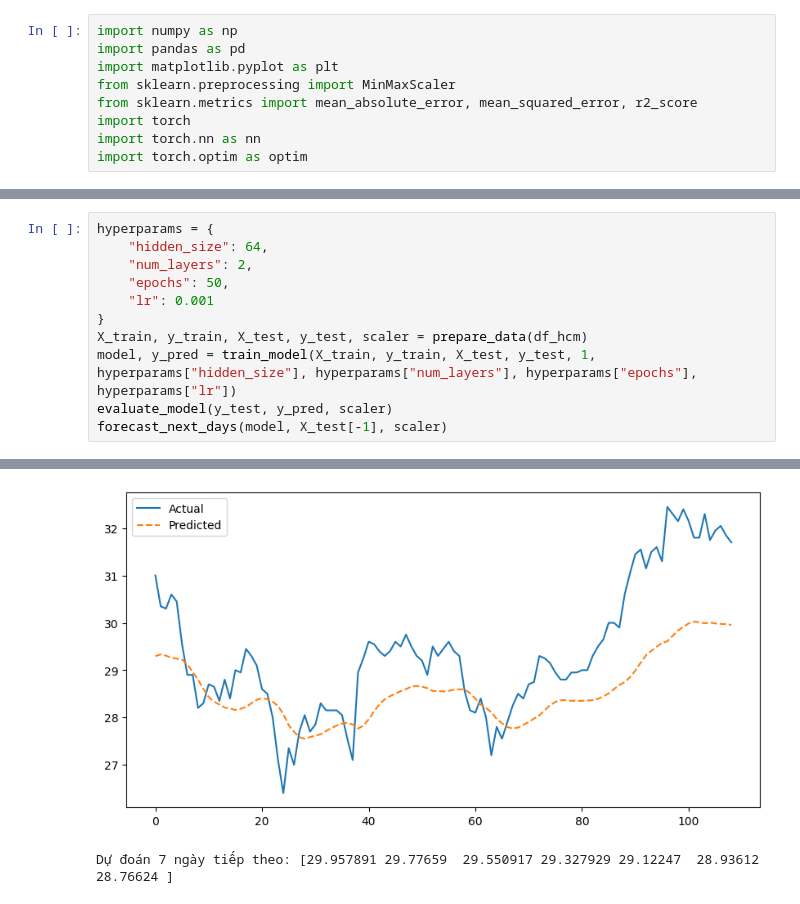
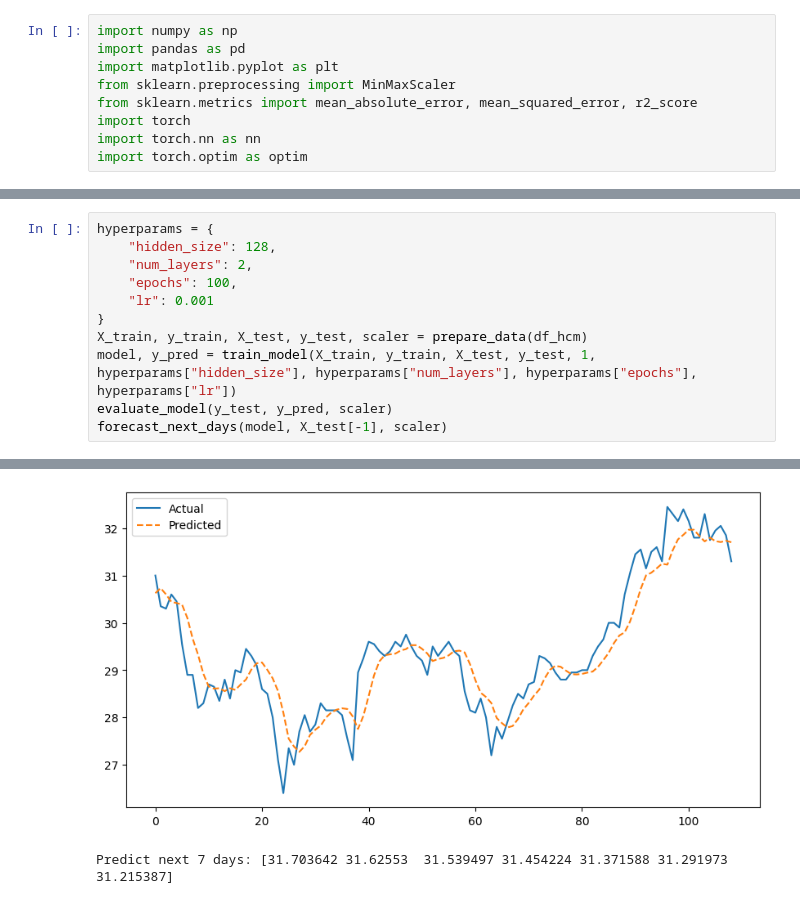
Before and after one commit to tienvtt/Stock-Analysis-and-Prediction-Applying-Machine-Learning, a Jupyter notebook: GRU.ipynb, the cells around one changed output, grey strips where cells are left out. Saved outputs shown, nothing was run; the diff lists cells and outputs as text.

```diff
--- a/GRU.ipynb
+++ b/GRU.ipynb
@@ -409,8 +449,8 @@ Dự đoán 7 ngày tiếp theo: [26.647207 26.566137 26.478092 26.395798 26.321
 # %%
 hyperparams = {
-    "hidden_size": 64,
+    "hidden_size": 128,
     "num_layers": 2,
-    "epochs": 50,
+    "epochs": 100,
     "lr": 0.001
 }
 X_train, y_train, X_test, y_test, scaler = prepare_data(df_hcm)
@@ -430,2 +475,2 @@ R2 Score: 0.2835
-[figure, old version]
+[figure, new version]
-Dự đoán 7 ngày tiếp theo: [29.957891 29.77659  29.550917 29.327929 29.12247  28.93612  28.76624 ]
+Predict next 7 days: [31.703642 31.62553  31.539497 31.454224 31.371588 31.291973 31.215387]
```
Also changed, not shown: parts of 13 cells of this notebook.
